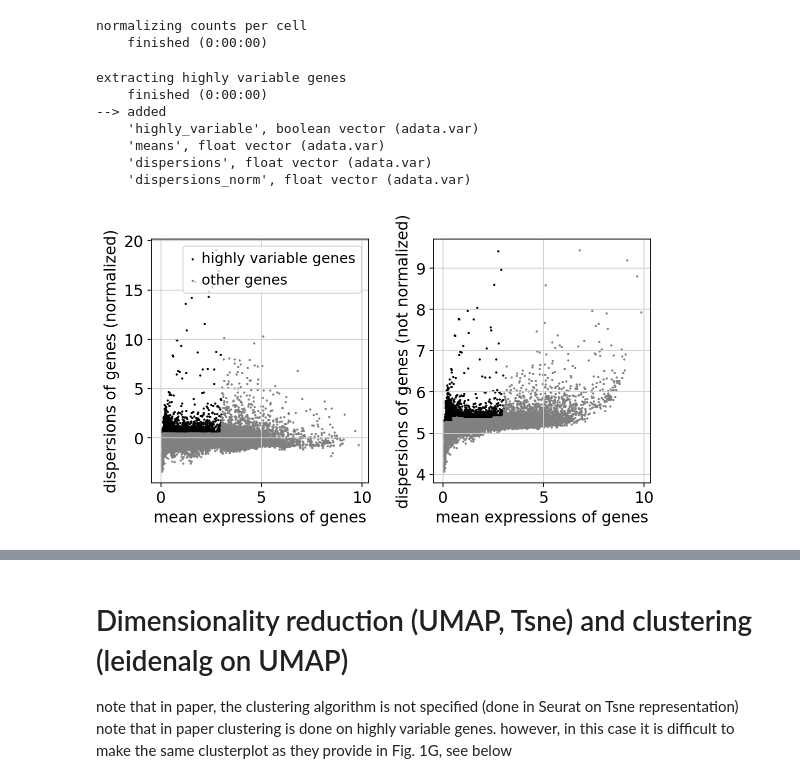
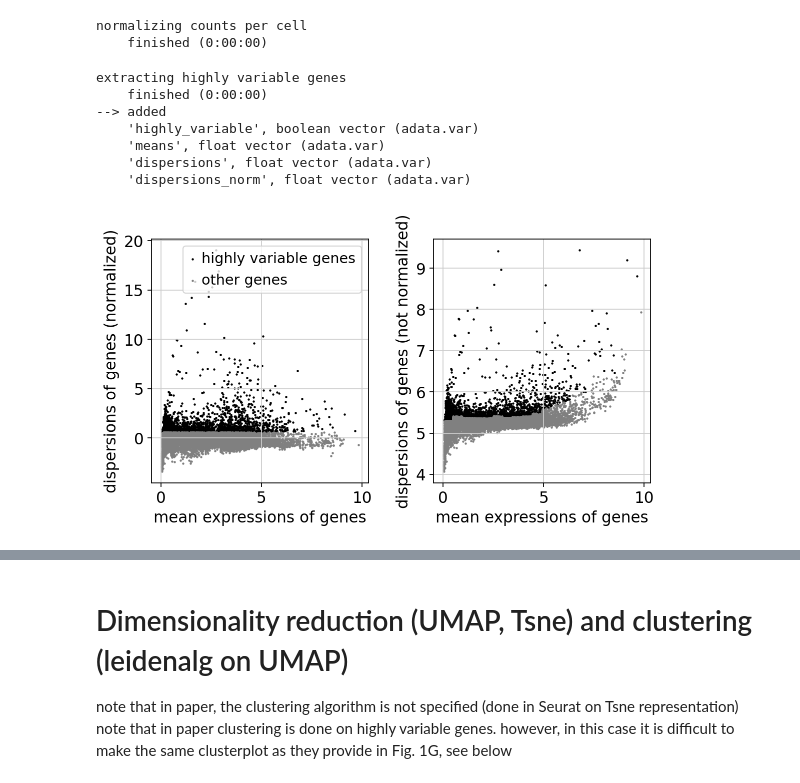
Before and after one commit to burt-sysbio/tcell_scRNAseq, a Jupyter notebook: notebooks/ciucci_analysis.ipynb, the cells around one changed output, grey strips where cells are left out. Drawn from its saved outputs; the diff is of its cells as text; code cells hidden in the pictures.

```diff
--- a/notebooks/ciucci_analysis.ipynb
+++ b/notebooks/ciucci_analysis.ipynb
@@ -176,16 +176,16 @@ normalizing counts per cell
 # %%
 # in original study they use highly variable genes for PCA and clustering but then if I scale it does not
 # identify highly variable genes, this is used for PCA later
-sc.pp.highly_variable_genes(adata, min_mean=0.0125, max_mean=3, min_disp=0.5)
+sc.pp.highly_variable_genes(adata, n_top_genes = 2000)
 sc.pl.highly_variable_genes(adata)
-adata = adata[:, adata.var.highly_variable]
+
 #sc.pp.scale(adata, max_value=10)
 # %% [output]
 extracting highly variable genes
     finished (0:00:00)
 --> added
     'highly_variable', boolean vector (adata.var)
     'means', float vector (adata.var)
     'dispersions', float vector (adata.var)
     'dispersions_norm', float vector (adata.var)
-[figure, old version]
+[figure, new version]
```
Also changed, not shown: parts of 3 cells of this notebook, 1 other file.
